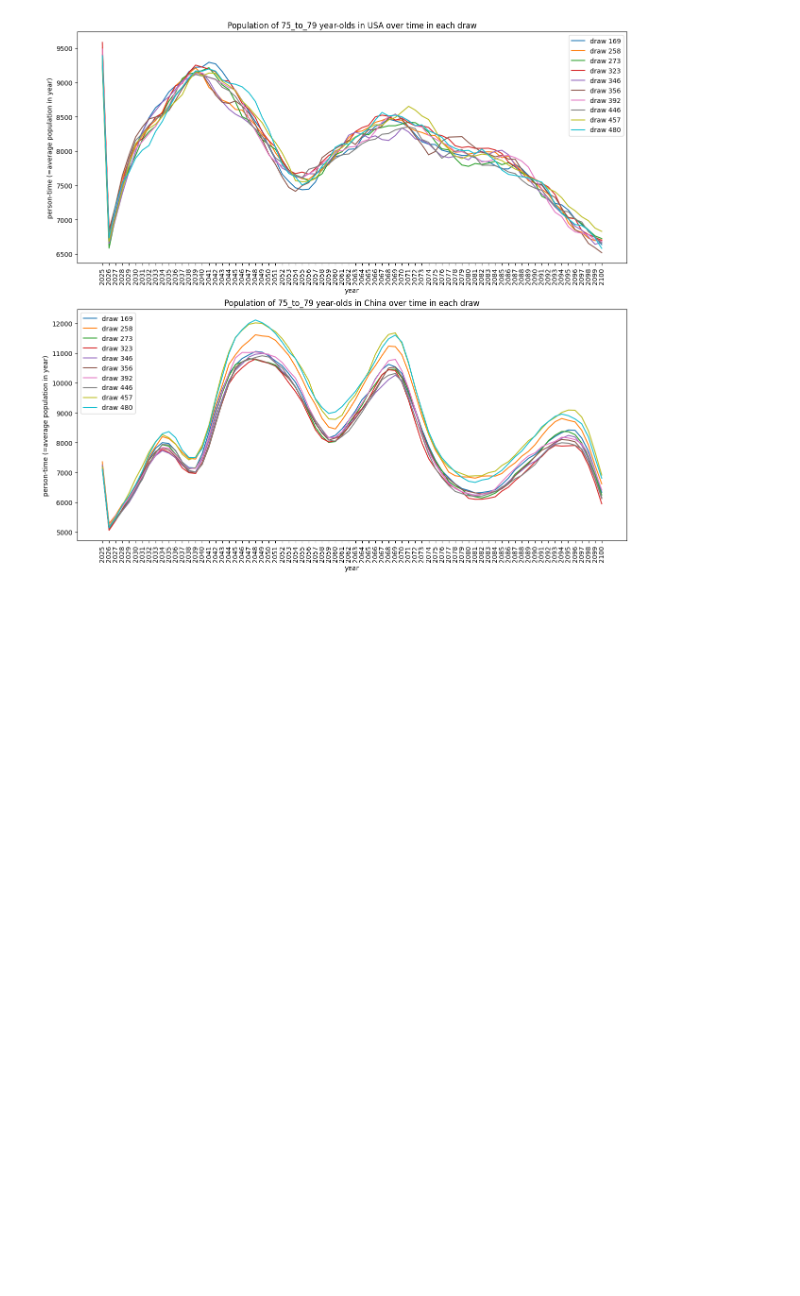
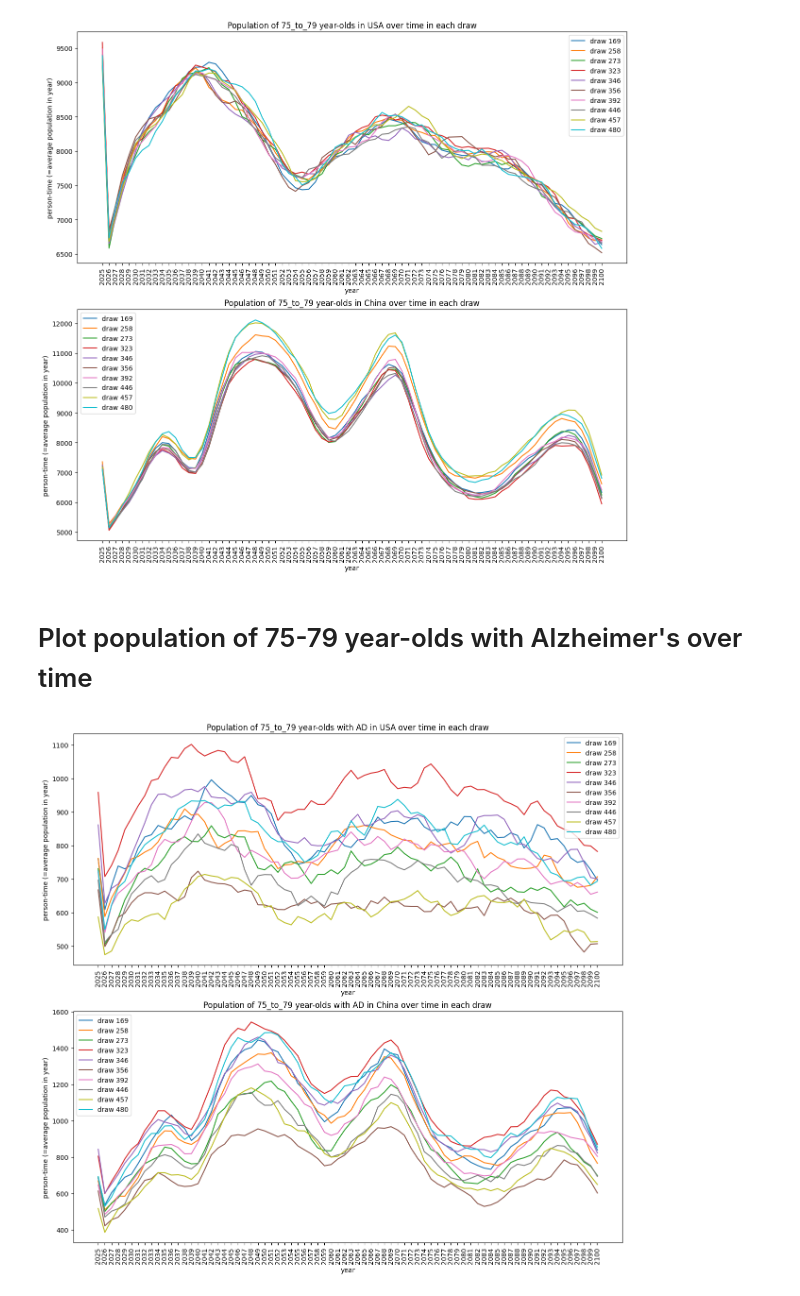
Before and after one commit to ihmeuw/vivarium_research_alzheimers, a Jupyter notebook: verification_and_validation/2025_08_08_model1_vv.ipynb, the cells around one changed output. Saved outputs shown, nothing was run; the diff lists cells and outputs as text; code cells hidden in the pictures; blank space fills up the shorter version.

```diff
--- a/verification_and_validation/2025_08_08_model1_vv.ipynb
+++ b/verification_and_validation/2025_08_08_model1_vv.ipynb
@@ -207,7 +277,7 @@ for data, country_namme, ax in zip((usa, china), ('USA', 'China'), axs):
         data.person_time_alzheimers_disease_and_other_dementias,
         ['current_year', 'age_group']
     )
-    for draw in df.input_draw.unique():
+    for draw in pop.input_draw.unique():
         df_filtered = pop.query("input_draw==@draw and age_group==@age_group")
         ax.plot(df_filtered.current_year, df_filtered.value, label=f'draw {draw}')
 
@@ -219,3 +289,27 @@ for data, country_namme, ax in zip((usa, china), ('USA', 'China'), axs):
 plt.show()
 # %% [output]
 [figure]
+# %% [markdown]
+# Plot population of 75-79 year-olds with Alzheimer's over time
+# %%
+age_group = '75_to_79'
+
+fig, axs = plt.subplots(2, 1, figsize=(15, 14))
+
+for data, country_namme, ax in zip((usa, china), ('USA', 'China'), axs):
+    alz_pop = data.ops.stratify(
+        data.person_time_alzheimers_disease_and_other_dementias,
+        ['current_year', 'sub_entity', 'age_group']
+    ).query("sub_entity=='alzheimers_disease_and_other_dementias'")
+    for draw in alz_pop.input_draw.unique():
+        df_filtered = alz_pop.query("input_draw==@draw and age_group==@age_group")
+        ax.plot(df_filtered.current_year, df_filtered.value, label=f'draw {draw}')
+
+    ax.tick_params(axis='x', labelrotation=90)
+    ax.set_title(f"Population of {age_group} year-olds with AD in {country_namme} over time in each draw")
+    ax.set_xlabel("year")
+    ax.set_ylabel("person-time (=average population in year)")
+    ax.legend()
+plt.show()
+# %% [output]
+[figure, added]
```
Also changed, not shown: parts of 10 cells of this notebook.
